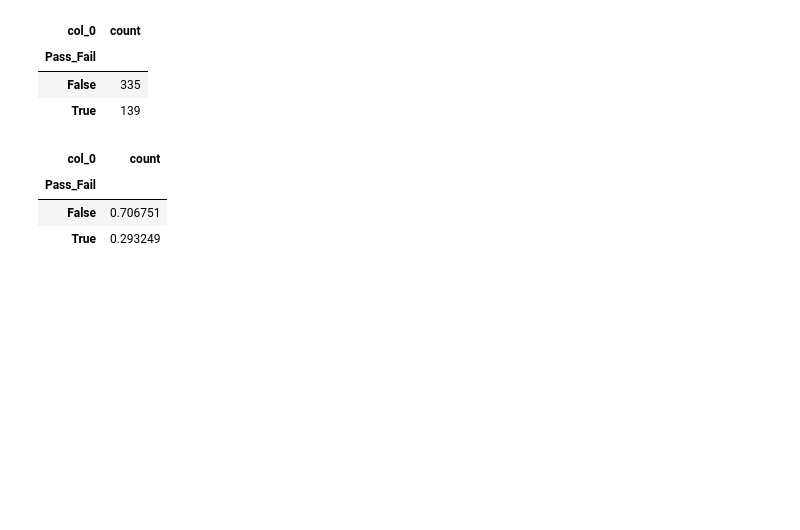
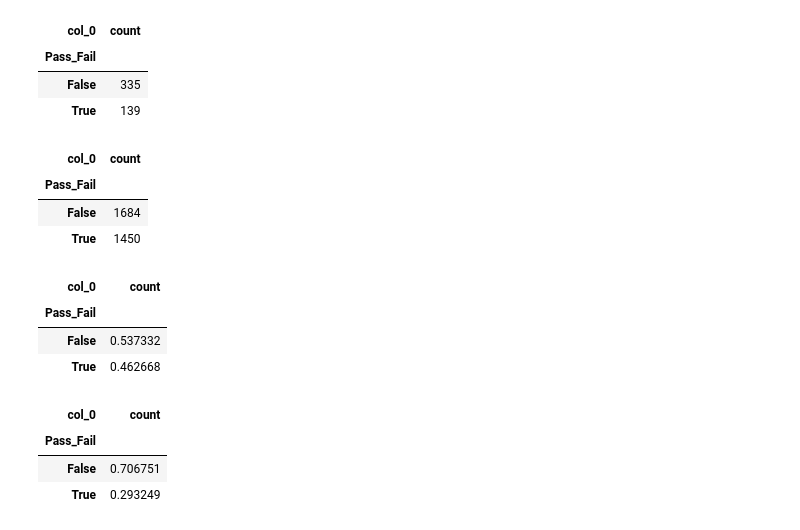
Before and after one commit to Julianna-Castlegrant/info2950-group-proj, a Jupyter notebook: finalproject/dogdata.ipynb, the cells around one changed output. Saved outputs shown, nothing was run; the diff lists cells and outputs as text; code cells hidden in the pictures; blank space fills up the shorter version.

```diff
--- a/finalproject/dogdata.ipynb
+++ b/finalproject/dogdata.ipynb
@@ -767,6 +768,20 @@ pd.crosstab(index=clean_dogs_df['Pass_Fail'], columns='count')
 | Pass_Fail |  |
 | False | 335 |
 | True | 139 |
+# %%
+pd.crosstab(index=clean_new_dogs_df['Pass_Fail'], columns='count')
+# %% [output]
+| col_0 | count |
+| Pass_Fail |  |
+| False | 1684 |
+| True | 1450 |
+# %%
+pd.crosstab(index=clean_new_dogs_df['Pass_Fail'], columns='count', normalize = 'columns')
+# %% [output]
+| col_0 | count |
+| Pass_Fail |  |
+| False | 0.537332 |
+| True | 0.462668 |
 # %%
 pd.crosstab(index=clean_dogs_df['Pass_Fail'], columns='count', normalize = 'columns')
 # %% [output]
```
Also changed, not shown: parts of 129 cells of this notebook.
